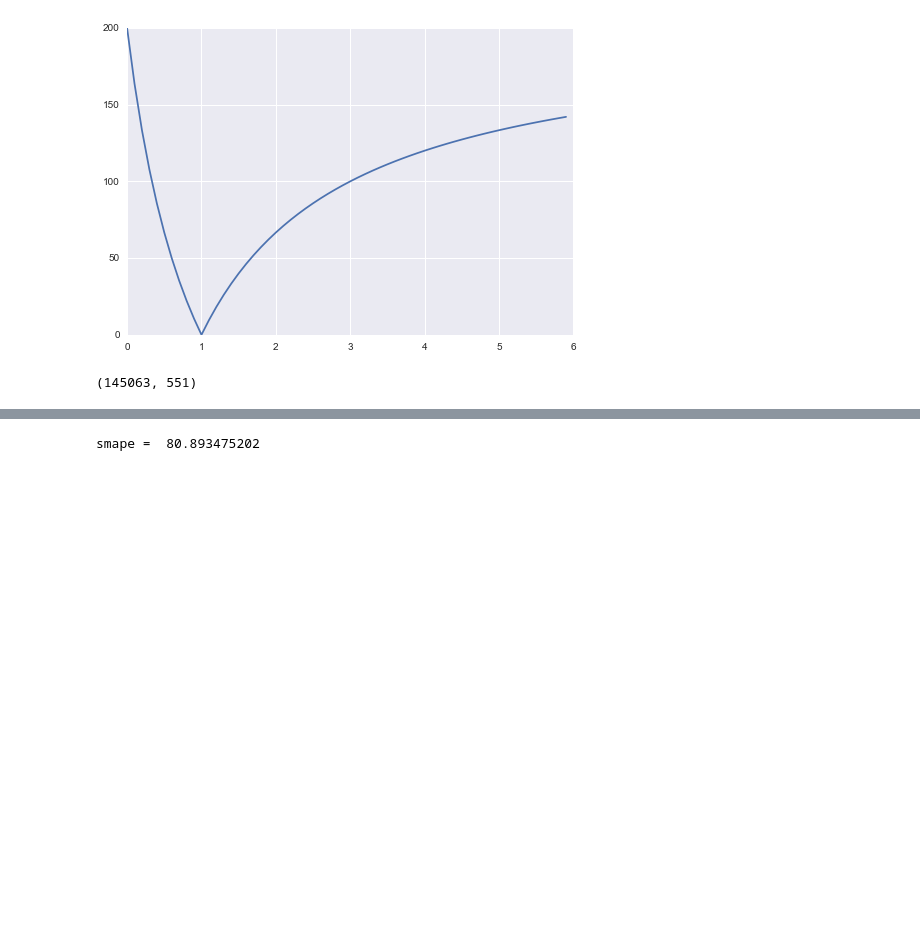
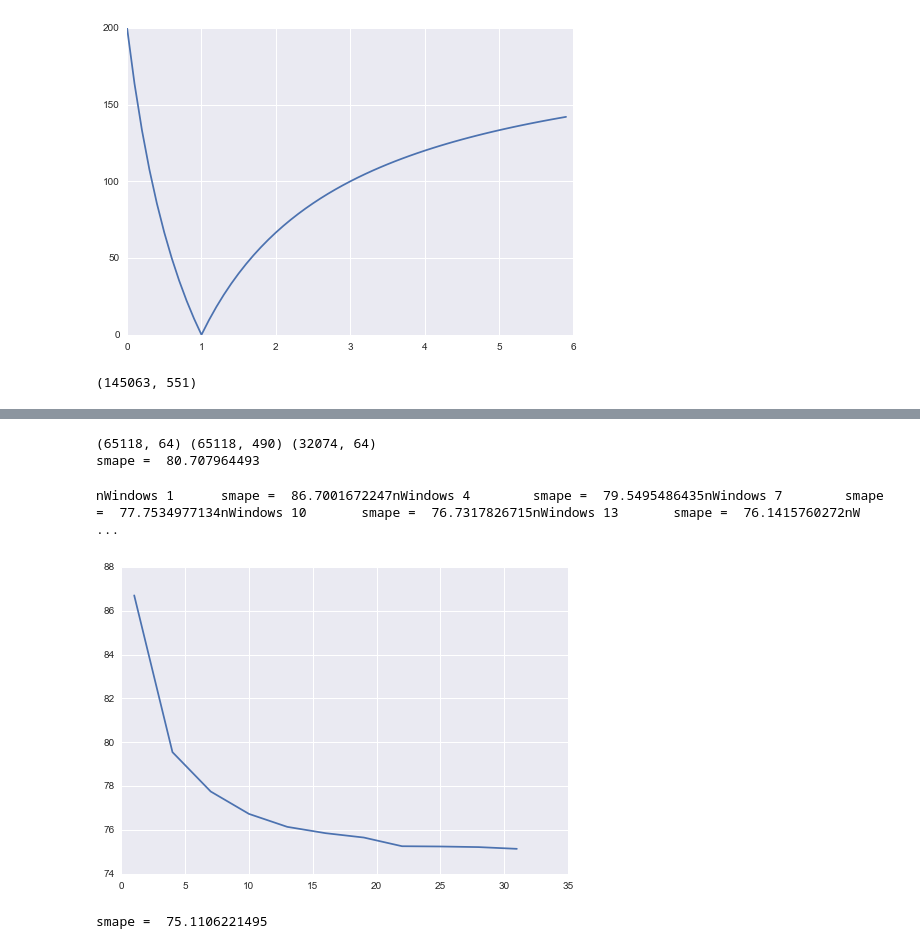
Before and after one commit to MatthewMcGonagle/KaggleWikiTraffic, a Jupyter notebook: ZTransformModels.ipynb, the cells around one changed output, grey strips where cells are left out. Drawn from its saved outputs; the diff is of its cells as text; code cells hidden in the pictures; blank space fills up the shorter version.

```diff
--- a/ZTransformModels.ipynb
+++ b/ZTransformModels.ipynb
@@ -155,3 +214,24 @@ depth 7         smape =  83.1881898567depth 8   smape =  82.7730816021depth 9
+# %%
+# Let's try decision tree on different window means.
+
+def Ztransform(Y, param):
+    return np.log(param + Y)
+
+def inverseZ(Z, param):
+    return -param + np.exp(Z)
+
+param = 15
+Z_train = Ztransform(Y_train, param)
+Z_valid = Ztransform(Y_valid, param)
+print(Z_train.shape, X_train.shape, Z_valid.shape)
+
+model = Pipeline([ ('drop', FunctionTransformer(lambda X : X[:, 3:])),
+                   ('means', FunctionTransformer(all_window_features, kw_args = {'nWindows' : 3, 'windowSize' : 150})),
+                   ('tree', DecisionTreeRegressor(max_depth = 10)) ])
+model.fit(X_train, Z_train)
+Z_predict = model.predict(X_valid)
+Y_predict = inverseZ(Z_predict, param)
+print('smape = ', smape(1e-6 + Y_predict, Y_valid))
 # %%
 # Let's try decision tree on different window means.
 
@@ -164,6 +244,7 @@ def inverseZ(Z, param):
 param = 15
 Z_train = Ztransform(Y_train, param)
 Z_valid = Ztransform(Y_valid, param)
+print(Z_train.shape, X_train.shape, Z_valid.shape)
 
 model = Pipeline([ ('means', FunctionTransformer(all_features, kw_args = {'nWindows' : 3, 'windowSize' : 150})),
                    ('tree', DecisionTreeRegressor(max_depth = 10)) ])
@@ -172,4 +253,45 @@ Z_predict = model.predict(X_valid)
 Y_predict = inverseZ(Z_predict, param)
 print('smape = ', smape(1e-6 + Y_predict, Y_valid))
 # %% [output]
-smape =  80.893475202
+(65118, 64) (65118, 490) (32074, 64)
+smape =  80.707964493
+# %%
+# Let's try searching over num windows.
+
+nWindows_search = np.arange(1, 32, 3)
+param = 15
+smapes = []
+model = Pipeline([ ('features', FunctionTransformer(all_features)),
+                   ('tree', DecisionTreeRegressor(max_depth = 10)) ])
+
+for nWindows in nWindows_search:
+    Z_train = Ztransform(Y_train, param)
+    Z_valid = Ztransform(Y_valid, param)
+    model.set_params(features__kw_args = {'nWindows' : nWindows, 'windowSize' : int(480 / nWindows)})
+    model.fit(X_train, Z_train)
+    Z_predict = model.predict(X_valid)
+    Y_predict = inverseZ(Z_predict, param)
+    newsmape = smape(1e-6 + Y_predict, Y_valid)
+    print('nWindows', nWindows, '\tsmape = ', newsmape, end = '')
+    smapes.append(newsmape)
+plt.plot(nWindows_search, smapes)
+plt.show()
+# %% [output]
+nWindows 1      smape =  86.7001672247nWindows 4        smape =  79.5495486435nWindows 7        smape =  77.7534977134nWindows 10       smape =  76.7317826715nWindows 13       smape =  76.1415760272nW ...
+[figure, added]
+# %%
+# Let's do a test for all features.
+
+model = Pipeline([ ('features', FunctionTransformer(all_features)),
+                   ('tree', DecisionTreeRegressor(max_depth = 10)) ])
+
+Z_trainvalid = Ztransform(Y_trainvalid, param)
+Z_test = Ztransform(Y_test, param)
+model.set_params(features__kw_args = {'nWindows' : 15, 'windowSize' : int(480 / 15)})
+model.fit(X_trainvalid, Z_trainvalid)
+Z_predict = model.predict(X_test)
+Y_predict = inverseZ(Z_predict, param)
+newsmape = smape(1e-6 + Y_predict, Y_test)
+print('smape = ', newsmape)
+# %% [output]
+smape =  75.1106221495
```
Also changed, not shown: parts of 15 cells of this notebook, 1 other file.
